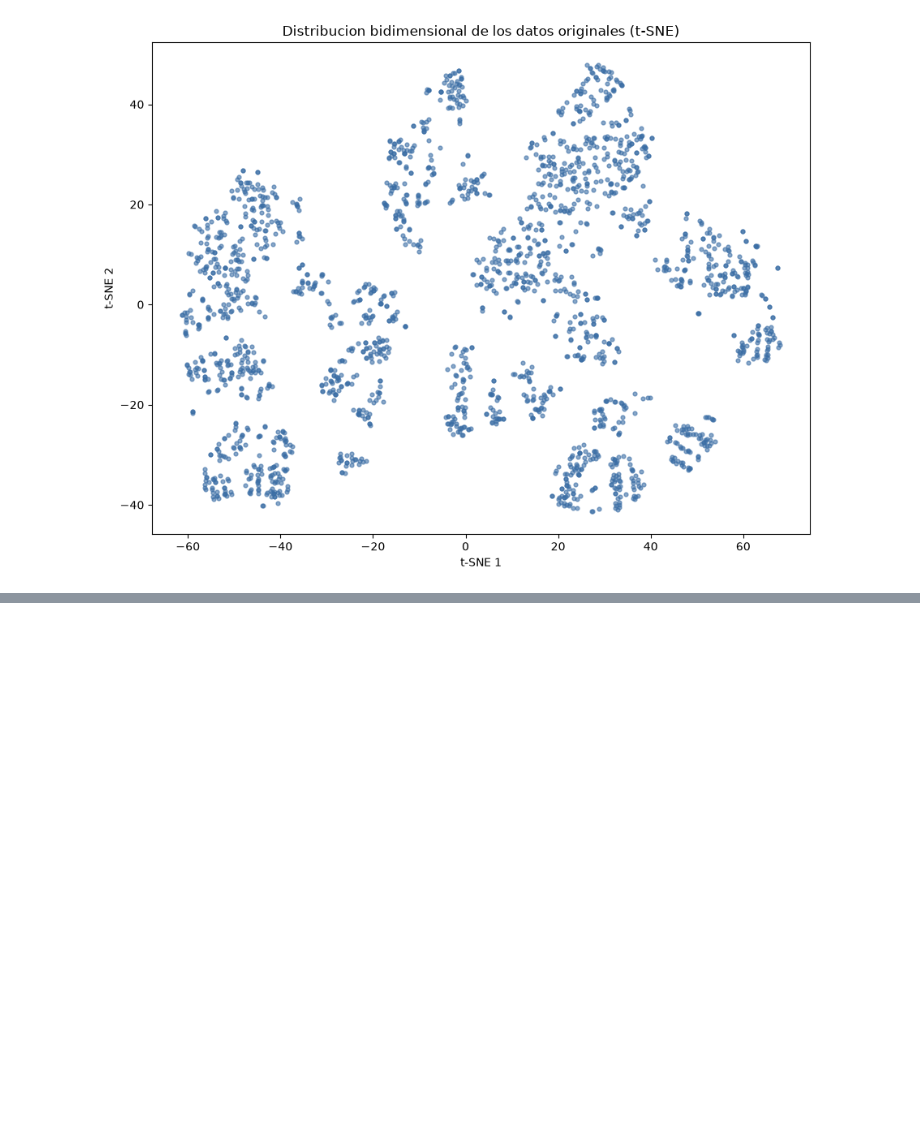
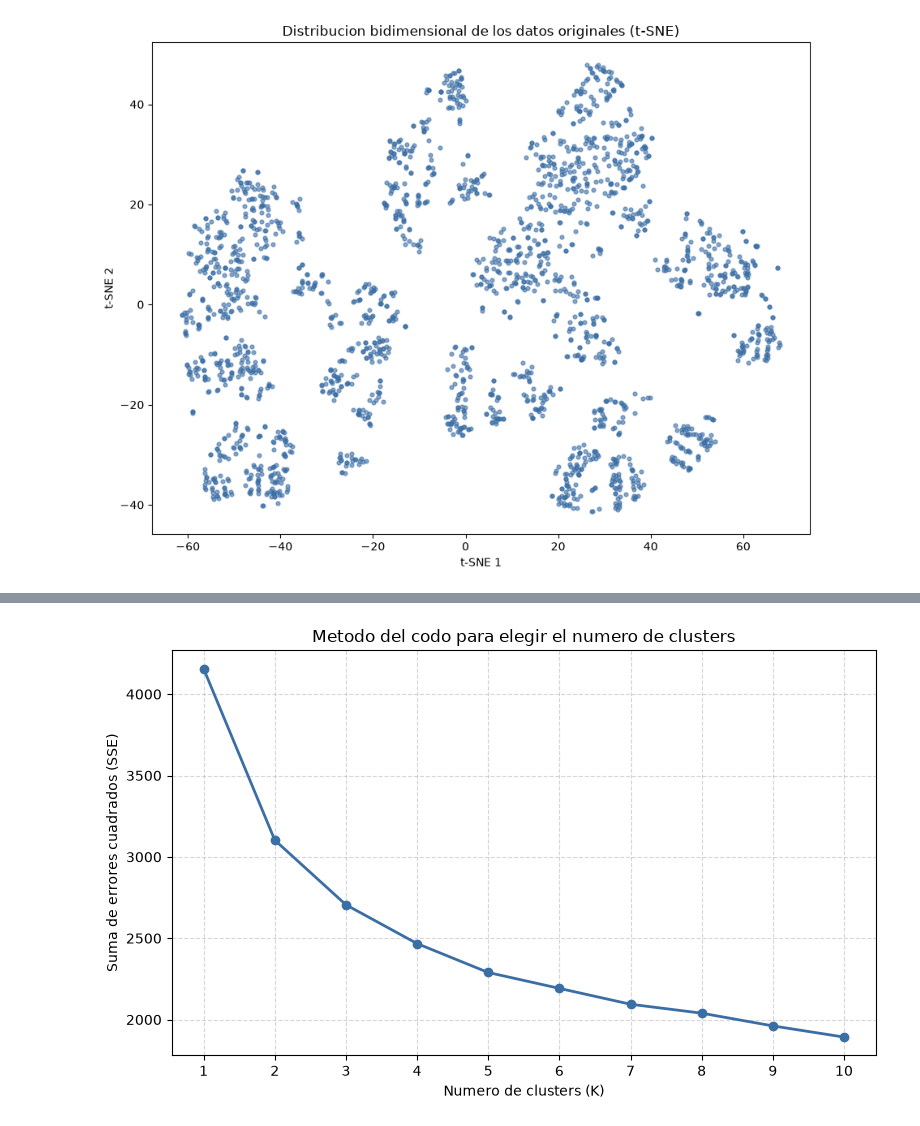
Before and after one commit to gabriel1-du/Aprendizaje-no-supervisado-Reduccion-de-dimensionaldiad-Clustering-y-validacion-, a Jupyter notebook: notebooks/notebook.ipynb, the cells around one changed output, grey strips where cells are left out. Saved outputs shown, nothing was run; the diff lists cells and outputs as text; code cells hidden in the pictures; blank space fills up the shorter version.

Commit message:
Se agregan metodo del codo y metodo del silouthe al notebook para encontrar el mejor valor de K

```diff
--- a/notebooks/notebook.ipynb
+++ b/notebooks/notebook.ipynb
@@ -207,0 +218,15 @@ plt.show()
+# %%
+# Metodo del codo: SSE (inercia) para K = 1 hasta 10
+rango_k = range(1, 11)
+sse = []
+
+for k in rango_k:
+    kmeans = KMeans(n_clusters=k, random_state=42, n_init=10)
+    kmeans.fit(df)
+    sse.append(kmeans.inertia_)
+
+resultado_codo = pd.DataFrame({
+    "n_clusters": list(rango_k),
+    "sse": sse,
+})
+resultado_codo
@@ -207,0 +245,21 @@ plt.show()
+# %%
+# Grafico SSE vs numero de clusters
+import matplotlib.pyplot as plt
+
+fig, ax = plt.subplots(figsize=(8, 5))
+ax.plot(
+    resultado_codo["n_clusters"],
+    resultado_codo["sse"],
+    marker="o",
+    linewidth=2,
+    color="#3b6ea5",
+)
+ax.set_xlabel("Numero de clusters (K)")
+ax.set_ylabel("Suma de errores cuadrados (SSE)")
+ax.set_title("Metodo del codo para elegir el numero de clusters")
+ax.set_xticks(resultado_codo["n_clusters"])
+ax.grid(True, linestyle="--", alpha=0.5)
+plt.tight_layout()
+plt.show()
+# %% [output]
+[figure, added]
```
Also changed, not shown: parts of 10 cells of this notebook, 1 other file.
